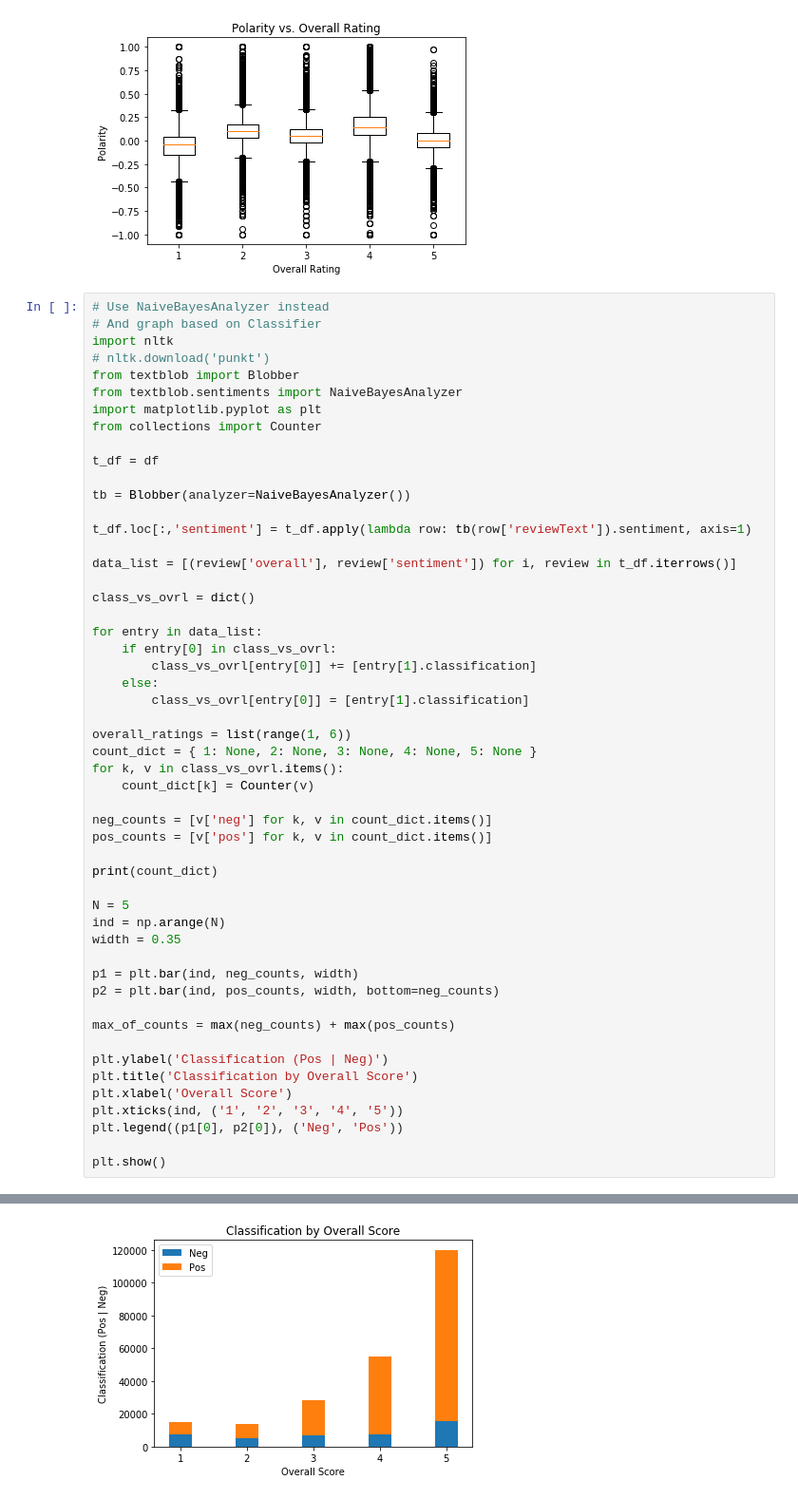
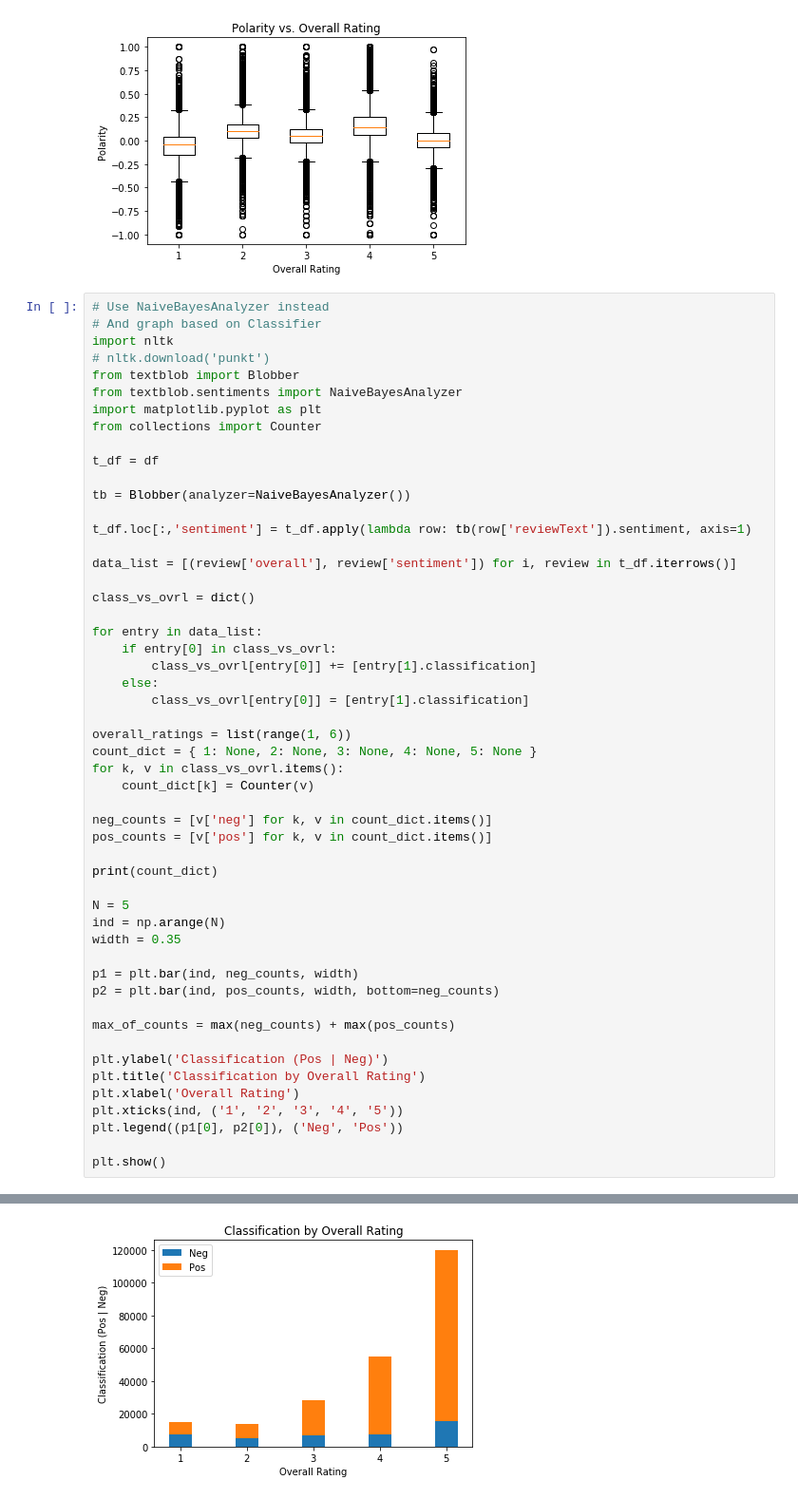
Before and after one commit to Ethan-Arrowood/data-analytics-assignment, a Jupyter notebook: Assignment.ipynb, the cells around one changed output, grey strips where cells are left out. Shown: that part at 95% size. Saved outputs shown, nothing was run; the diff lists cells and outputs as text.

```diff
--- a/Assignment.ipynb
+++ b/Assignment.ipynb
@@ -166,36 +166,36 @@ for entry in data_list:
         class_vs_ovrl[entry[0]] += [entry[1].classification]
     else:
         class_vs_ovrl[entry[0]] = [entry[1].classification]
 
 overall_ratings = list(range(1, 6))
 count_dict = { 1: None, 2: None, 3: None, 4: None, 5: None }
 for k, v in class_vs_ovrl.items():
     count_dict[k] = Counter(v)
 
 neg_counts = [v['neg'] for k, v in count_dict.items()]
 pos_counts = [v['pos'] for k, v in count_dict.items()]
 
 print(count_dict)
 
 N = 5
 ind = np.arange(N)
 width = 0.35
 
 p1 = plt.bar(ind, neg_counts, width)
 p2 = plt.bar(ind, pos_counts, width, bottom=neg_counts)
 
 max_of_counts = max(neg_counts) + max(pos_counts)
 
 plt.ylabel('Classification (Pos | Neg)')
-plt.title('Classification by Overall Score')
-plt.xlabel('Overall Score')
+plt.title('Classification by Overall Rating')
+plt.xlabel('Overall Rating')
 plt.xticks(ind, ('1', '2', '3', '4', '5'))
 plt.legend((p1[0], p2[0]), ('Neg', 'Pos'))
 
 plt.show()
 # %% [output]
 {1: Counter({'pos': 7561, 'neg': 7292}), 2: Counter({'pos': 8698, 'neg': 4965}), 3: Counter({'pos': 21470, 'neg': 6805}), 4: Counter({'pos': 47276, 'neg': 7528}), 5: Counter({'pos': 104465, 'neg': 157 ...
-[figure, old version]
+[figure, new version]
 # %%
 # Look at objectivity vs helpfulness
 
```
Also changed, not shown: parts of 1 cell of this notebook.
